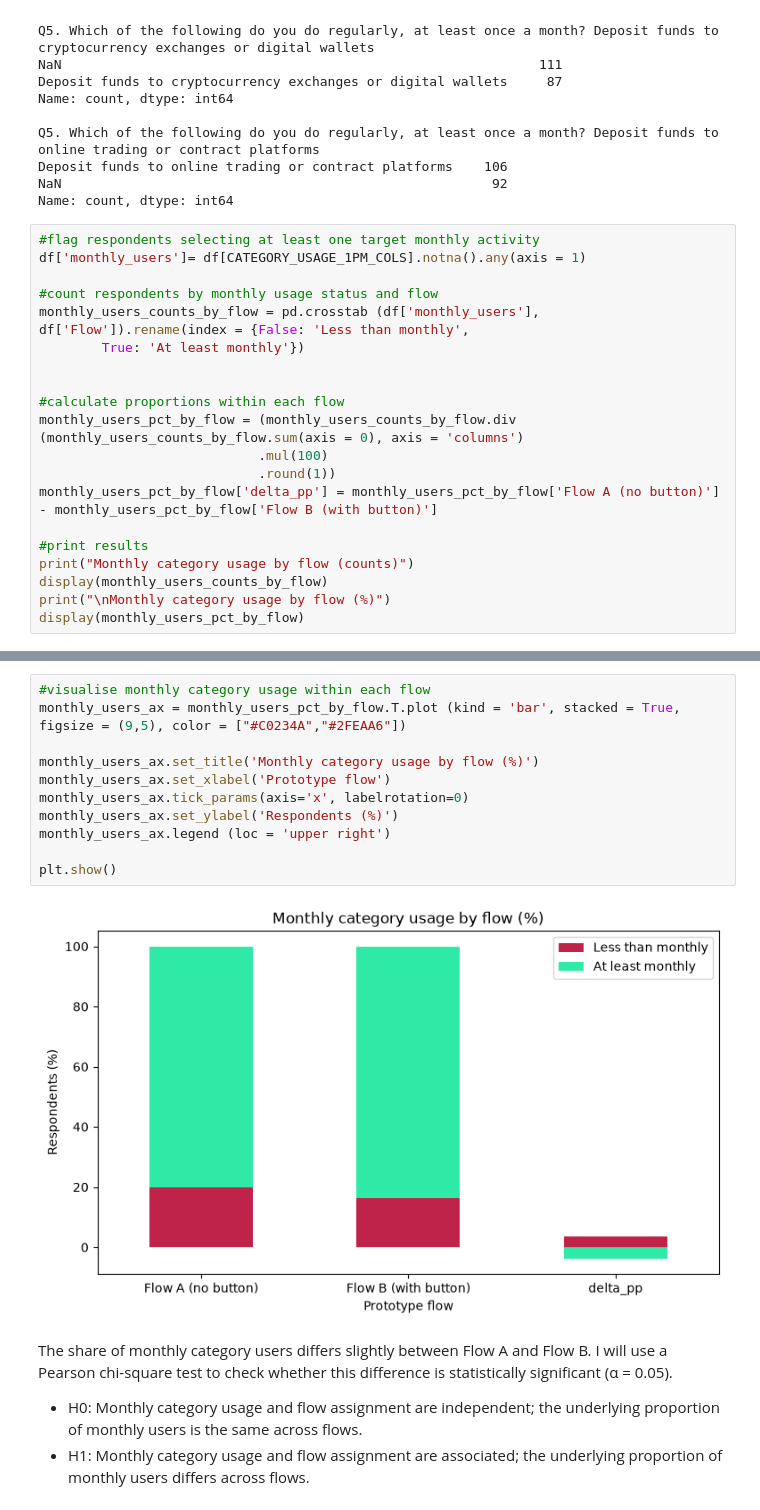
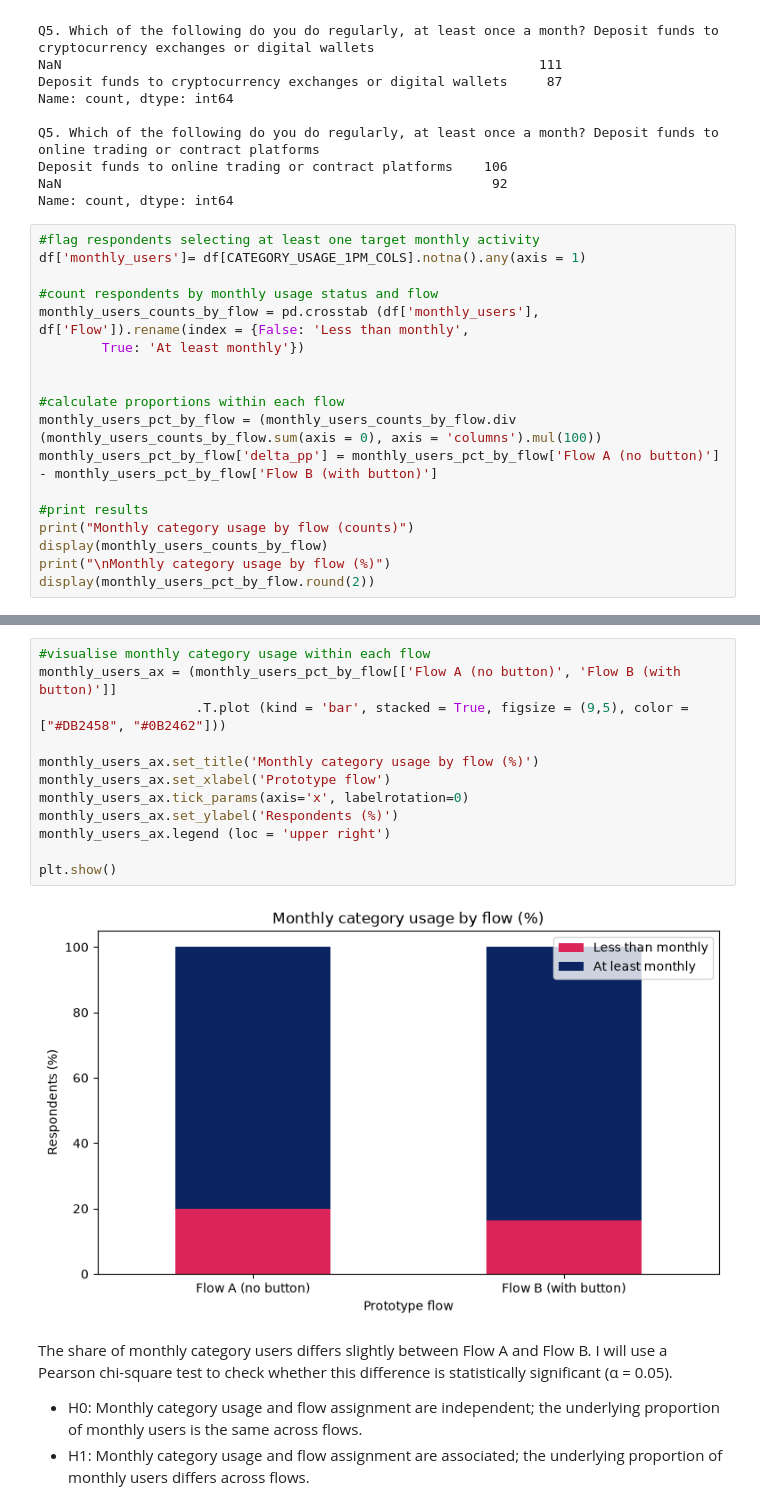
Before and after one commit to elena-kolo/payment-flow-experimentation-analysis, a Jupyter notebook: notebooks/02_sample_balance.ipynb, the cells around one changed output, grey strips where cells are left out. Drawn from its saved outputs; the diff is of its cells as text.

```diff
--- a/notebooks/02_sample_balance.ipynb
+++ b/notebooks/02_sample_balance.ipynb
@@ -372,16 +372,14 @@ monthly_users_counts_by_flow = pd.crosstab (df['monthly_users'], df['Flow']).ren
 
 
 #calculate proportions within each flow
-monthly_users_pct_by_flow = (monthly_users_counts_by_flow.div (monthly_users_counts_by_flow.sum(axis = 0), axis = 'columns')
-                            .mul(100)
-                            .round(1))
+monthly_users_pct_by_flow = (monthly_users_counts_by_flow.div (monthly_users_counts_by_flow.sum(axis = 0), axis = 'columns').mul(100))
 monthly_users_pct_by_flow['delta_pp'] = monthly_users_pct_by_flow['Flow A (no button)'] - monthly_users_pct_by_flow['Flow B (with button)']
 
 #print results
 print("Monthly category usage by flow (counts)")
 display(monthly_users_counts_by_flow)
 print("\nMonthly category usage by flow (%)")
-display(monthly_users_pct_by_flow)
+display(monthly_users_pct_by_flow.round(2))
 # %% [output]
 Monthly category usage by flow (counts)
 | Flow | Flow A (no button) | Flow B (with button) |
@@ -396,16 +394,17 @@ Monthly category usage by flow (%)
 # %%
 #visualise monthly category usage within each flow
-monthly_users_ax = monthly_users_pct_by_flow.T.plot (kind = 'bar', stacked = True, figsize = (9,5), color = ["#C0234A","#2FEAA6"])
+monthly_users_ax = (monthly_users_pct_by_flow[['Flow A (no button)', 'Flow B (with button)']]
+                    .T.plot (kind = 'bar', stacked = True, figsize = (9,5), color = ["#DB2458", "#0B2462"]))
 
 monthly_users_ax.set_title('Monthly category usage by flow (%)')
 monthly_users_ax.set_xlabel('Prototype flow')
 monthly_users_ax.tick_params(axis='x', labelrotation=0)
 monthly_users_ax.set_ylabel('Respondents (%)')
 monthly_users_ax.legend (loc = 'upper right')
 
 plt.show()
 # %% [output]
-[figure, old version]
+[figure, new version]
 # %% [markdown]
 The share of monthly category users differs slightly between Flow A and Flow B. I will use a Pearson chi-square test to check whether this difference is statistically significant (α = 0.05).
 
```
Also changed, not shown: parts of 11 cells of this notebook, 2 other files.
